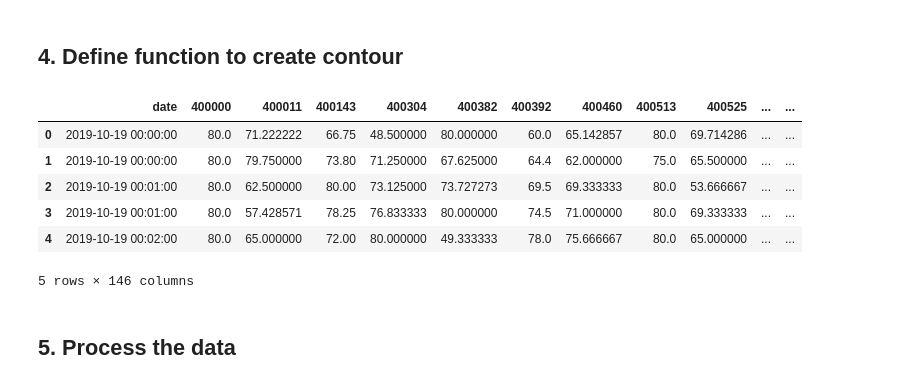
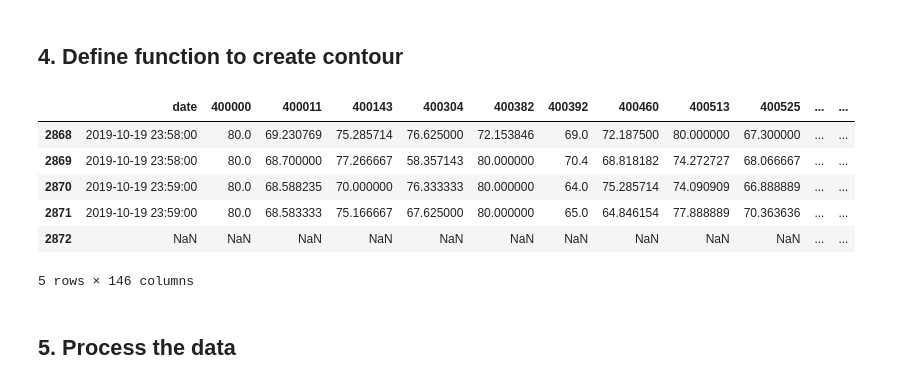
Before and after one commit to jingxuehan0707/ce593, a Jupyter notebook: project_task_02.ipynb, the cells around one changed output. Cells and saved outputs as stored; diff of their text form; code cells hidden in the pictures.

```diff
--- a/project_task_02.ipynb
+++ b/project_task_02.ipynb
@@ -67,32 +67,32 @@ station.head()
 # %%
 # Genrate countour of given metrics, the metrics are volume, speed, density.
 # Sort data by station_ID, date.
 # Get metric value of each station_ID.
 # Create a new contour_df, row is date, column is station_ID, value is metric value.
 def create_contour(df, metric):
     df = df.sort_values(by=['station_ID', 'date']).reset_index(drop=True)
     station_IDs = df['station_ID'].unique()
     for station_ID in station_IDs:
         station = df.loc[df['station_ID'] == station_ID]
         station = station.reset_index(drop=True)
         if station_ID == station_IDs[0]:
             contour_df = pd.DataFrame({'date': station['date'], station_ID: station[metric]})
         else:
             station_metric = pd.DataFrame({station_ID: station[metric]})
             contour_df = pd.concat([contour_df, station_metric], axis=1)
 
     return contour_df
 
 metrics = ['volume', 'speed', 'density']
 contour = create_contour(zone_readings_10_19, metrics[1])
-contour.head()
+contour.tail()
 # %% [output]
 |  | date | 400000 | 400011 | 400143 | 400304 | 400382 | 400392 | 400460 | 400513 | 400525 | ... | ... |
-| 0 | 2019-10-19 00:00:00 | 80.0 | 71.222222 | 66.75 | 48.500000 | 80.000000 | 60.0 | 65.142857 | 80.0 | 69.714286 | ... | ... |
-| 1 | 2019-10-19 00:00:00 | 80.0 | 79.750000 | 73.80 | 71.250000 | 67.625000 | 64.4 | 62.000000 | 75.0 | 65.500000 | ... | ... |
-| 2 | 2019-10-19 00:01:00 | 80.0 | 62.500000 | 80.00 | 73.125000 | 73.727273 | 69.5 | 69.333333 | 80.0 | 53.666667 | ... | ... |
-| 3 | 2019-10-19 00:01:00 | 80.0 | 57.428571 | 78.25 | 76.833333 | 80.000000 | 74.5 | 71.000000 | 80.0 | 69.333333 | ... | ... |
-| 4 | 2019-10-19 00:02:00 | 80.0 | 65.000000 | 72.00 | 80.000000 | 49.333333 | 78.0 | 75.666667 | 80.0 | 65.000000 | ... | ... |
+| 2868 | 2019-10-19 23:58:00 | 80.0 | 69.230769 | 75.285714 | 76.625000 | 72.153846 | 69.0 | 72.187500 | 80.000000 | 67.300000 | ... | ... |
+| 2869 | 2019-10-19 23:58:00 | 80.0 | 68.700000 | 77.266667 | 58.357143 | 80.000000 | 70.4 | 68.818182 | 74.272727 | 68.066667 | ... | ... |
+| 2870 | 2019-10-19 23:59:00 | 80.0 | 68.588235 | 70.000000 | 76.333333 | 80.000000 | 64.0 | 75.285714 | 74.090909 | 66.888889 | ... | ... |
+| 2871 | 2019-10-19 23:59:00 | 80.0 | 68.583333 | 75.166667 | 67.625000 | 80.000000 | 65.0 | 64.846154 | 77.888889 | 70.363636 | ... | ... |
+| 2872 | NaN | NaN | NaN | NaN | NaN | NaN | NaN | NaN | NaN | NaN | ... | ... |
 5 rows × 146 columns
 # %% [markdown]
 ## 5. Process the data
```
Also changed, not shown: 4 other files.
